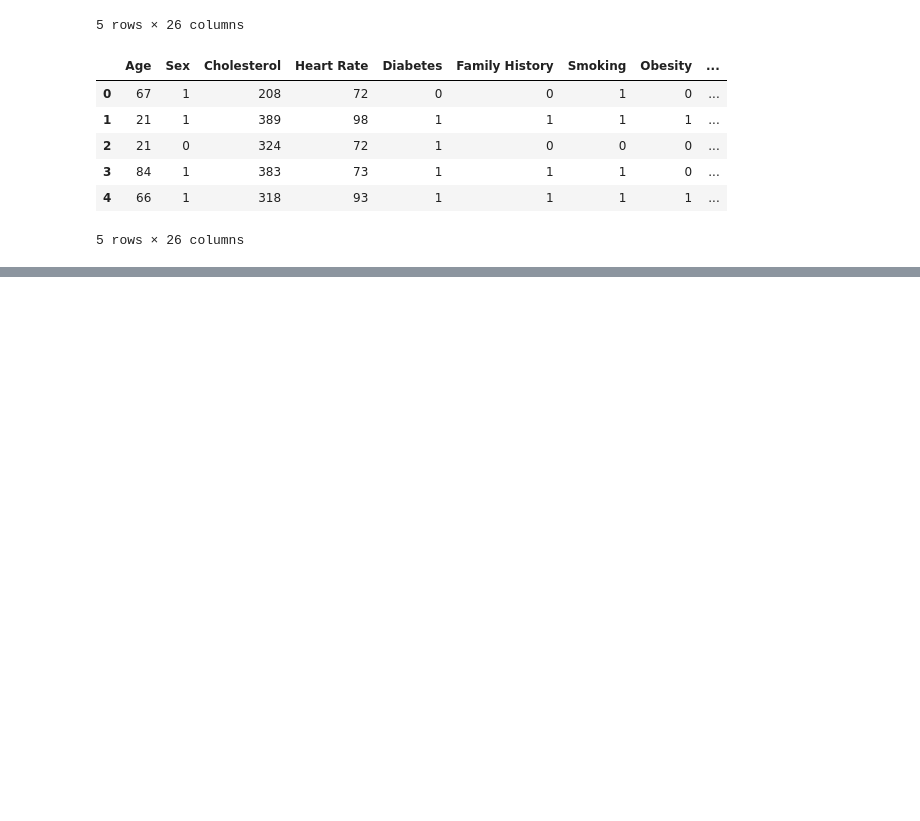
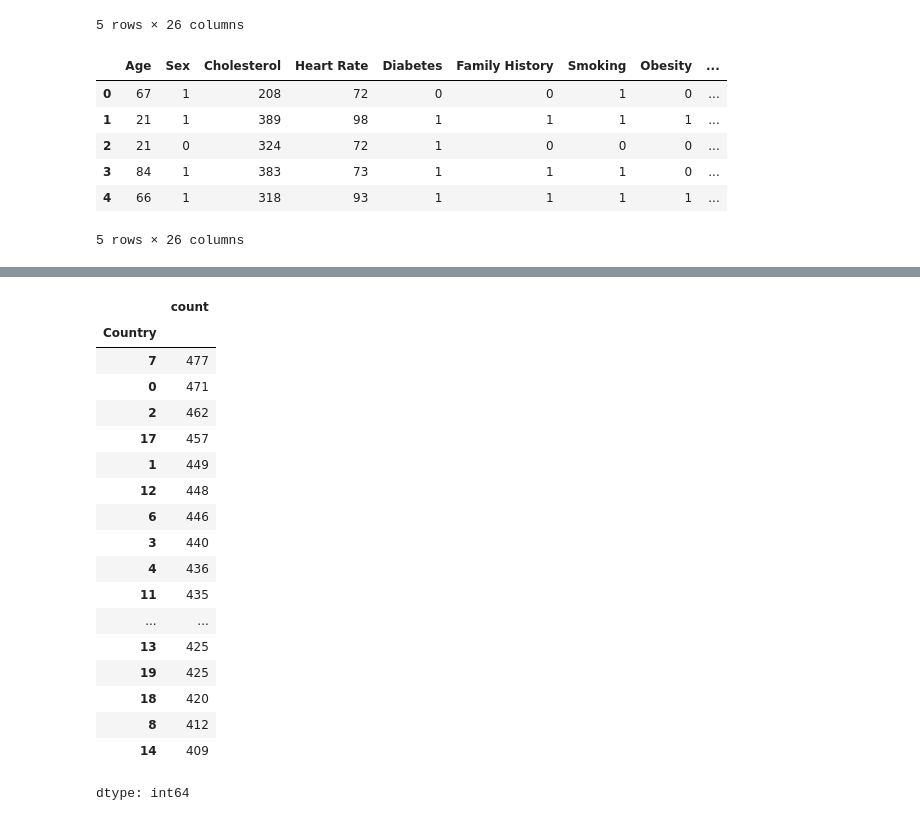
Before and after one commit to maddiejane25/Project-2, a Jupyter notebook: MJ_MI_data.ipynb, the cells around one changed output, grey strips where cells are left out. Saved outputs shown, nothing was run; the diff lists cells and outputs as text; code cells hidden in the pictures; blank space fills up the shorter version.

```diff
--- a/MJ_MI_data.ipynb
+++ b/MJ_MI_data.ipynb
@@ -109,0 +124,22 @@ MI_df.head()
+# %%
+MI_df['Country'].value_counts()
+# %% [output]
+|  | count |
+| Country |  |
+| 7 | 477 |
+| 0 | 471 |
+| 2 | 462 |
+| 17 | 457 |
+| 1 | 449 |
+| 12 | 448 |
+| 6 | 446 |
+| 3 | 440 |
+| 4 | 436 |
+| 11 | 435 |
+| ... | ... |
+| 13 | 425 |
+| 19 | 425 |
+| 18 | 420 |
+| 8 | 412 |
+| 14 | 409 |
+dtype: int64
```
Also changed, not shown: parts of 23 cells of this notebook.
